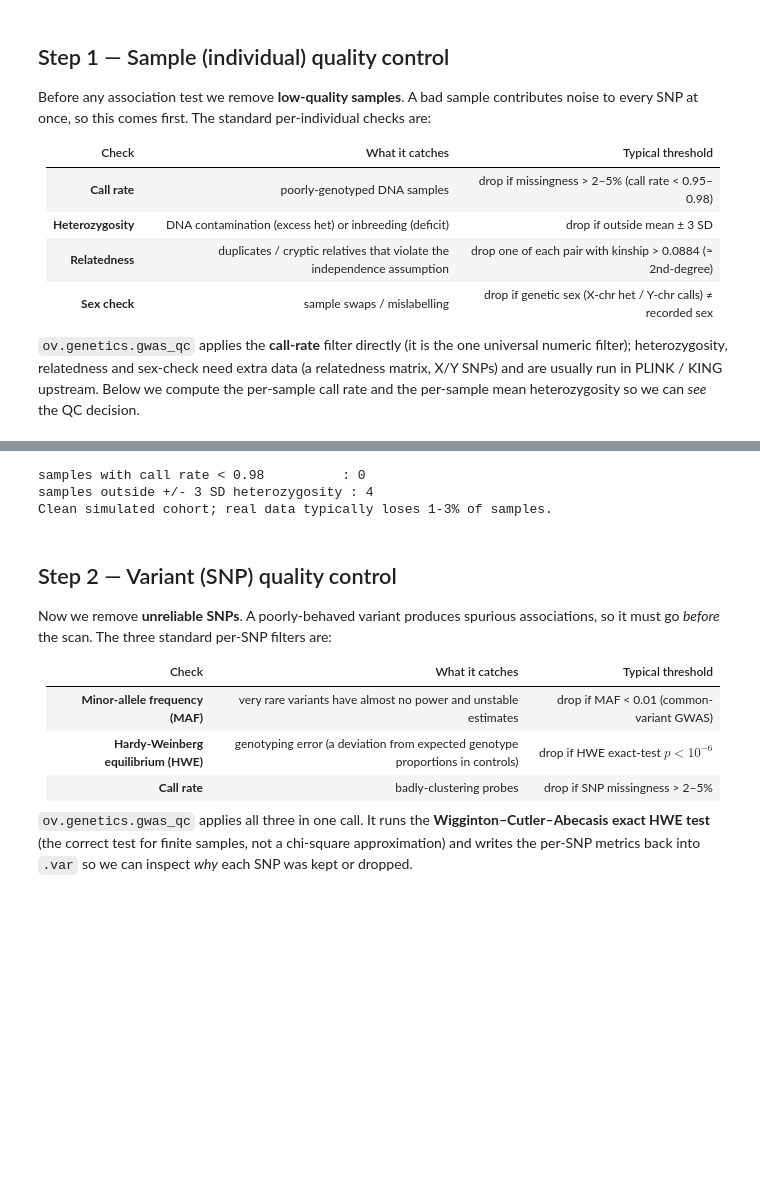
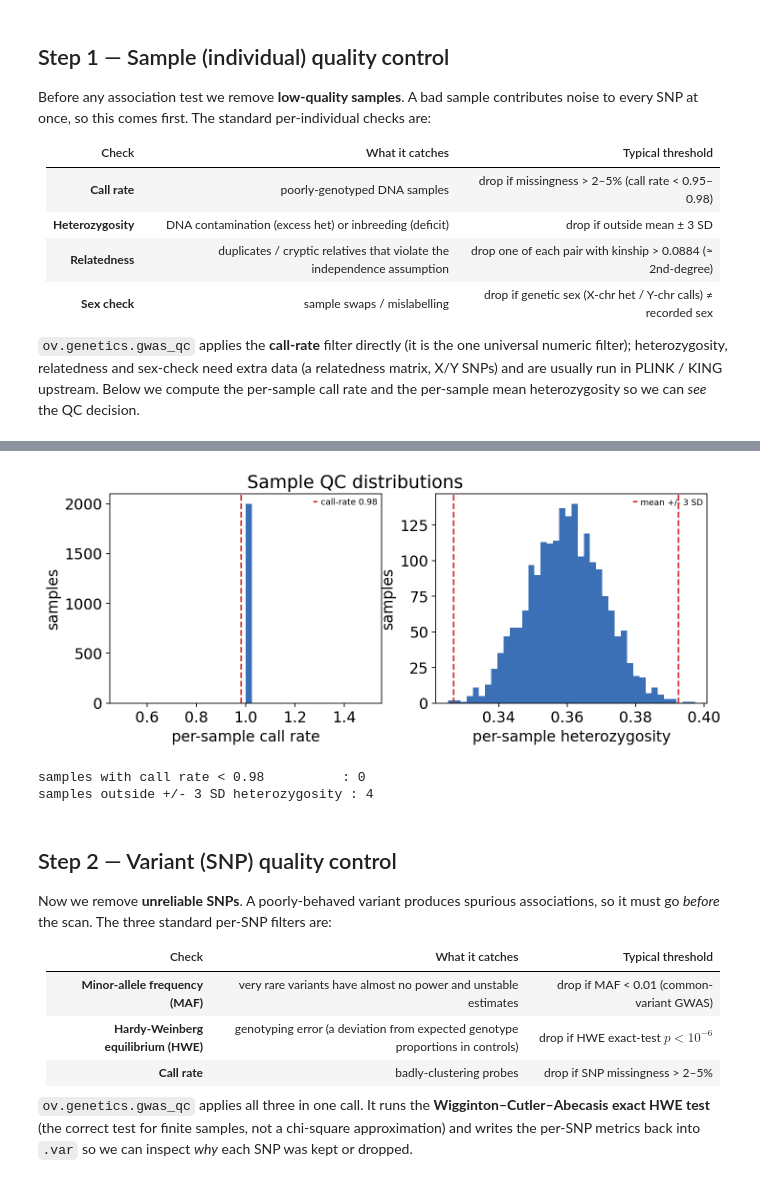
Before and after one commit to DBinary/omicverse-tutorials, a Jupyter notebook: docs/Tutorials-genetics/t_genetics_01_gwas_pipeline.ipynb, the cells around one changed output, grey strips where cells are left out. Cells and saved outputs as stored; diff of their text form; code cells hidden in the pictures; blank space fills up the shorter version.

```diff
--- a/docs/Tutorials-genetics/t_genetics_01_gwas_pipeline.ipynb
+++ b/docs/Tutorials-genetics/t_genetics_01_gwas_pipeline.ipynb
@@ -221,0 +179,4 @@ plt.tight_layout(); plt.show()
+# %%
+# Per-sample call rate + heterozygosity, with mean +/- 3 SD het bounds.
+qc_obs = ov.genetics.sample_qc_metrics(geno)
+qc_obs.describe().round(4)
@@ -222,14 +193,18 @@ plt.tight_layout(); plt.show()
+# %%
+ov.genetics.sample_qc_plot(qc_obs, call_rate=0.98)
+plt.show()
+# %% [output]
+[figure, added]
 # %%
+het_lo, het_hi = qc_obs.attrs["het_bounds"]
 n_low_call = int((qc_obs["call_rate"] < 0.98).sum())
 n_het_out = int(((qc_obs["heterozygosity"] < het_lo) |
                  (qc_obs["heterozygosity"] > het_hi)).sum())
 print(f"samples with call rate < 0.98          : {n_low_call}")
 print(f"samples outside +/- 3 SD heterozygosity : {n_het_out}")
-print("Clean simulated cohort; real data typically loses 1-3% of samples.")
 # %% [output]
 samples with call rate < 0.98          : 0
 samples outside +/- 3 SD heterozygosity : 4
-Clean simulated cohort; real data typically loses 1-3% of samples.
 # %% [markdown]
 ## Step 2 — Variant (SNP) quality control
 
```
Also changed, not shown: parts of 29 cells of this notebook, 1 other file.
